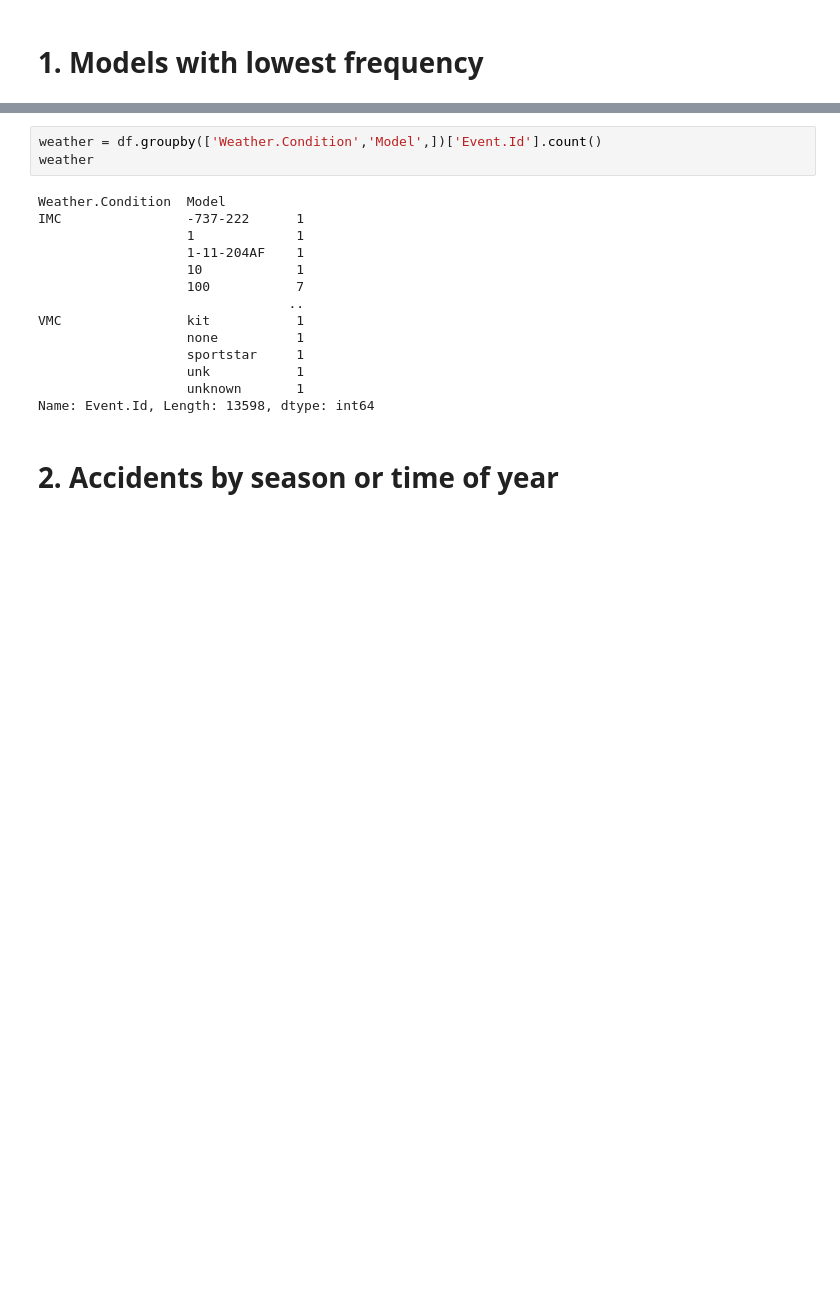
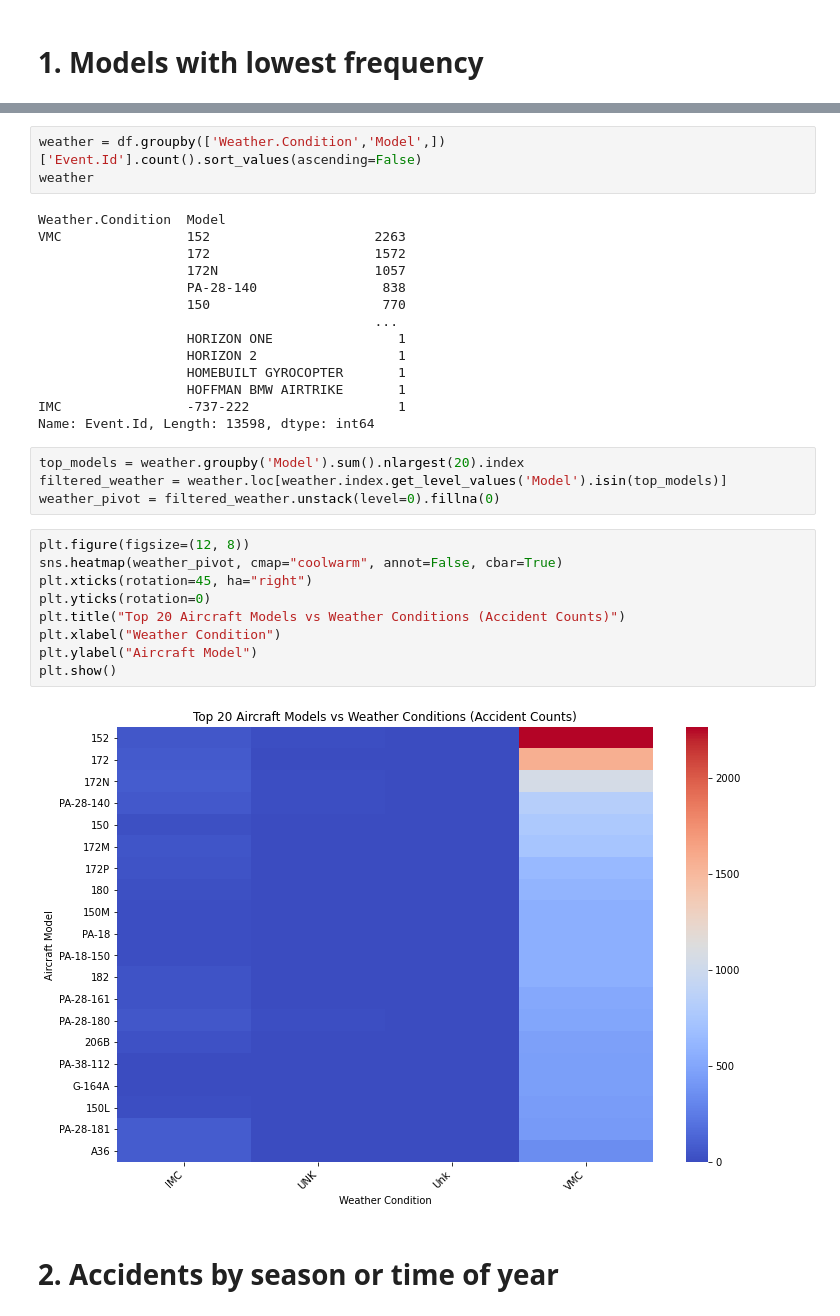
Before and after one commit to Audrey-coder/Phase1-Project, a Jupyter notebook: index.ipynb, the cells around one changed output, grey strips where cells are left out. Saved outputs shown, nothing was run; the diff lists cells and outputs as text; blank space fills up the shorter version.

```diff
--- a/index.ipynb
+++ b/index.ipynb
@@ -147,20 +150,35 @@ accidents.plot()
 # %%
-weather = df.groupby(['Weather.Condition','Model',])['Event.Id'].count()
+weather = df.groupby(['Weather.Condition','Model',])['Event.Id'].count().sort_values(ascending=False)
 weather
 # %% [output]
 Weather.Condition  Model
-IMC                -737-222      1
-                   1             1
-                   1-11-204AF    1
-                   10            1
-                   100           7
-                                ..
-VMC                kit           1
-                   none          1
-                   sportstar     1
-                   unk           1
-                   unknown       1
+VMC                152                     2263
+                   172                     1572
+                   172N                    1057
+                   PA-28-140                838
+                   150                      770
+                                           ...
+                   HORIZON ONE                1
+                   HORIZON 2                  1
+                   HOMEBUILT GYROCOPTER       1
+                   HOFFMAN BMW AIRTRIKE       1
+IMC                -737-222                   1
 Name: Event.Id, Length: 13598, dtype: int64
+# %%
+top_models = weather.groupby('Model').sum().nlargest(20).index
+filtered_weather = weather.loc[weather.index.get_level_values('Model').isin(top_models)]
+weather_pivot = filtered_weather.unstack(level=0).fillna(0)
+# %%
+plt.figure(figsize=(12, 8))
+sns.heatmap(weather_pivot, cmap="coolwarm", annot=False, cbar=True)
+plt.xticks(rotation=45, ha="right")
+plt.yticks(rotation=0)
+plt.title("Top 20 Aircraft Models vs Weather Conditions (Accident Counts)")
+plt.xlabel("Weather Condition")
+plt.ylabel("Aircraft Model")
+plt.show()
+# %% [output]
+[figure, added]
 # %% [markdown]
 # 2. Accidents by season or time of year
 # %%
```
Also changed, not shown: parts of 14 cells of this notebook.
